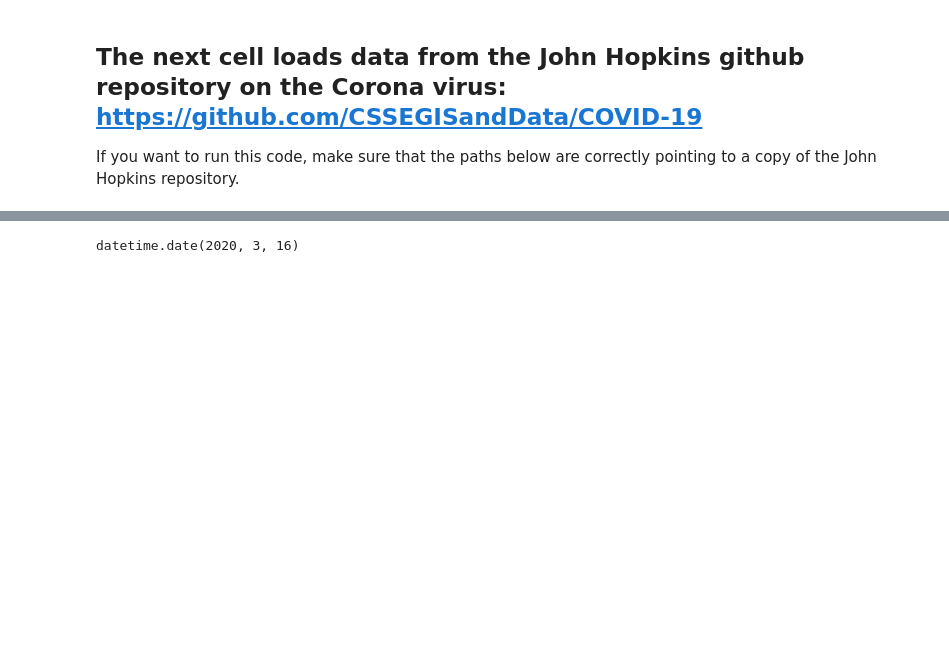
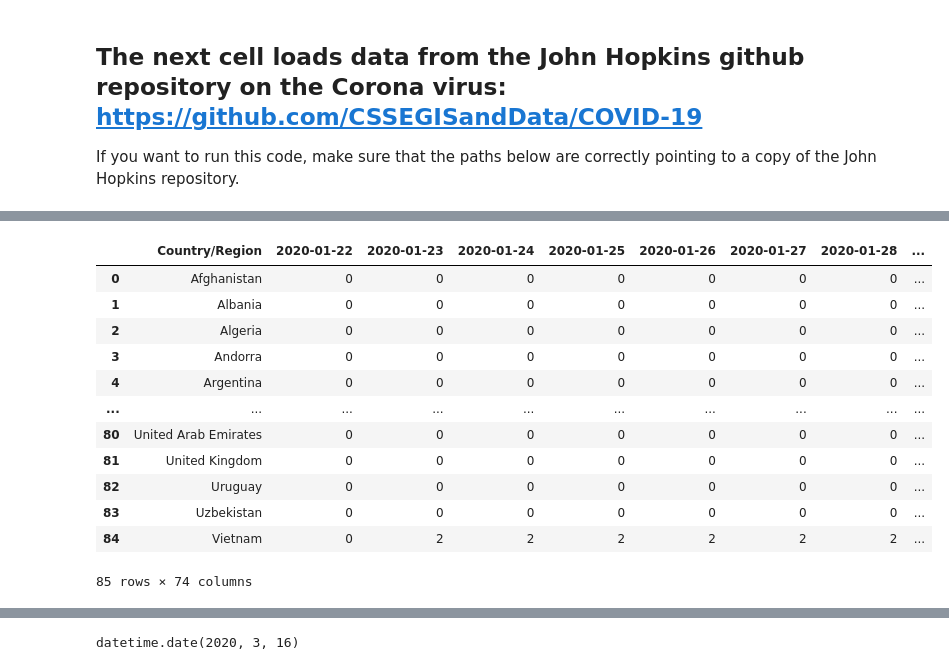
Before and after one commit to michaelneururer/corona_data_analysis, a Jupyter notebook: Corona Data.ipynb, the cells around one changed output, grey strips where cells are left out. Saved outputs shown, nothing was run; the diff lists cells and outputs as text; code cells hidden in the pictures; blank space fills up the shorter version.

```diff
--- a/Corona Data.ipynb
+++ b/Corona Data.ipynb
@@ -83,0 +108,9 @@ for index in sample:
+# %%
+population_data = population_data.rename(index={'Macedonia, FYR':'North Macedonia','Iran, Islamic Rep.':'Iran','Egypt, Arab Rep.':'Egypt','Czech Republic':'Czechia','United States':'US', 'Russian Federation':'Russia', 'Korea, Rep.' : 'Korea, South', 'Slovak Republic':'Slovakia'})
+# %%
+population_data = population_data.drop([population_data.index[i] for i in range(population_data.shape[0]) if population_data.index[i] not in countries.values])
+# %%
+taiwan_population = 23574274; diamond_princess_population = 3600
+# %%
+population_data.loc['Taiwan*'] = taiwan_population
+population_data.loc['Diamond Princess'] = diamond_princess_population
@@ -83,0 +134,19 @@ for index in sample:
+# %%
+pd.merge(data[0], population_data,  how='inner', on=None, left_on='Country/Region', right_on='Country Name',
+         left_index=False, right_index=False, sort=True,
+         suffixes=('_x', '_y'), copy=True, indicator=False,
+         validate=None)
+# %% [output]
+|  | Country/Region | 2020-01-22 | 2020-01-23 | 2020-01-24 | 2020-01-25 | 2020-01-26 | 2020-01-27 | 2020-01-28 | ... |
+| 0 | Afghanistan | 0 | 0 | 0 | 0 | 0 | 0 | 0 | ... |
+| 1 | Albania | 0 | 0 | 0 | 0 | 0 | 0 | 0 | ... |
+| 2 | Algeria | 0 | 0 | 0 | 0 | 0 | 0 | 0 | ... |
+| 3 | Andorra | 0 | 0 | 0 | 0 | 0 | 0 | 0 | ... |
+| 4 | Argentina | 0 | 0 | 0 | 0 | 0 | 0 | 0 | ... |
+| ... | ... | ... | ... | ... | ... | ... | ... | ... | ... |
+| 80 | United Arab Emirates | 0 | 0 | 0 | 0 | 0 | 0 | 0 | ... |
+| 81 | United Kingdom | 0 | 0 | 0 | 0 | 0 | 0 | 0 | ... |
+| 82 | Uruguay | 0 | 0 | 0 | 0 | 0 | 0 | 0 | ... |
+| 83 | Uzbekistan | 0 | 0 | 0 | 0 | 0 | 0 | 0 | ... |
+| 84 | Vietnam | 0 | 2 | 2 | 2 | 2 | 2 | 2 | ... |
+85 rows × 74 columns
```
Also changed, not shown: parts of 20 cells of this notebook.
